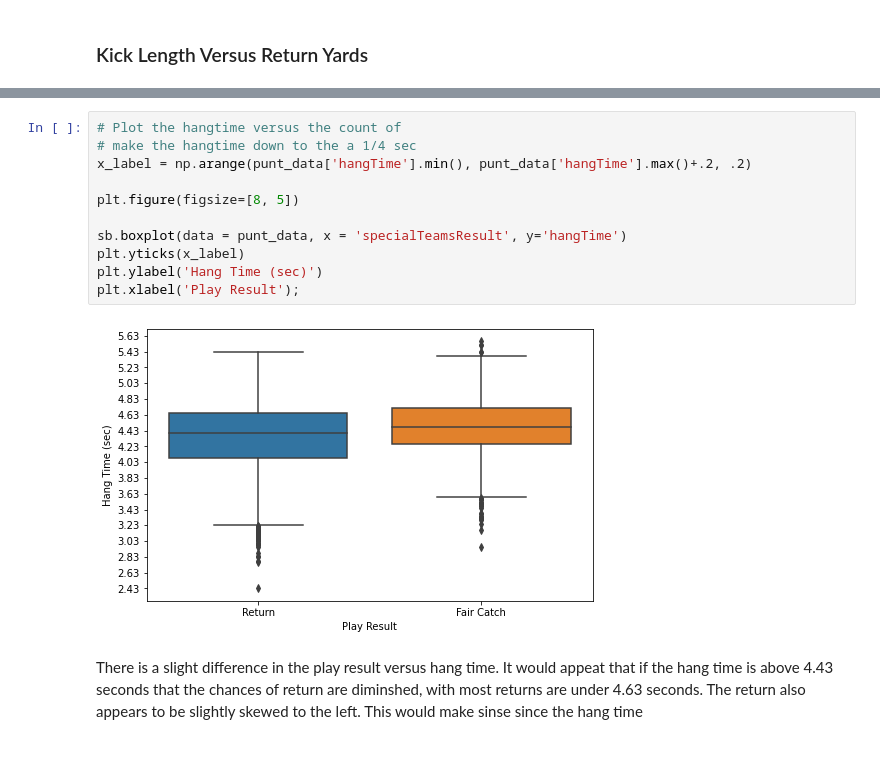
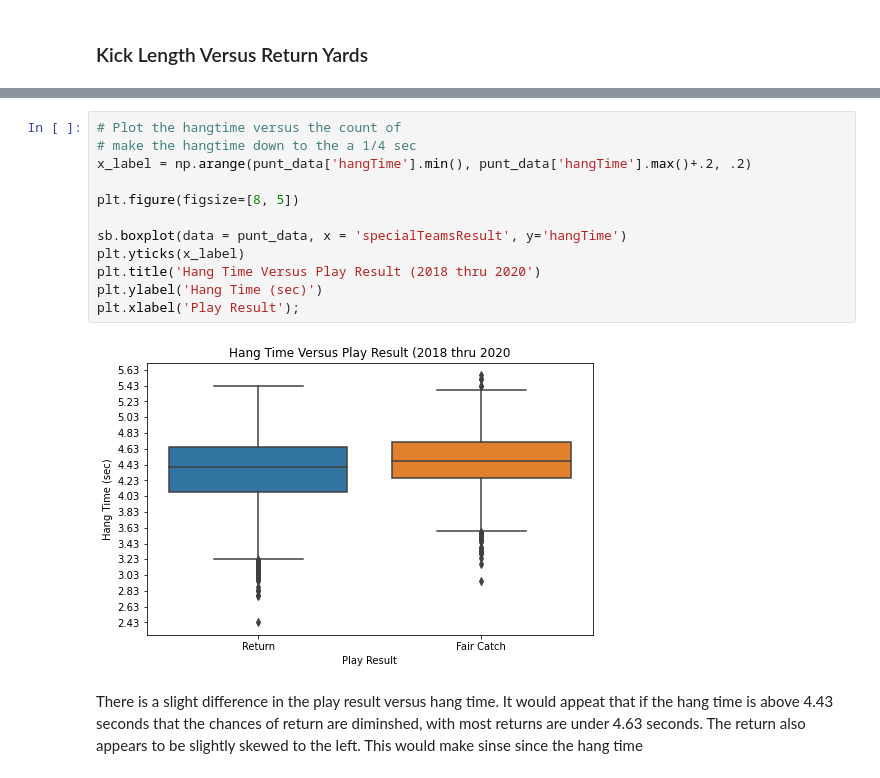
Before and after one commit to dkrejcarek/punt_analysis, a Jupyter notebook: Part_I_exploration_template.ipynb, the cells around one changed output, grey strips where cells are left out. Cells and saved outputs as stored; diff of their text form.

```diff
--- a/Part_I_exploration_template.ipynb
+++ b/Part_I_exploration_template.ipynb
@@ -605,16 +614,17 @@ The first step is that I will need to add on the pff data
 # %%
 # Plot the hangtime versus the count of
 # make the hangtime down to the a 1/4 sec
 x_label = np.arange(punt_data['hangTime'].min(), punt_data['hangTime'].max()+.2, .2)
 
 plt.figure(figsize=[8, 5])
 
 sb.boxplot(data = punt_data, x = 'specialTeamsResult', y='hangTime')
 plt.yticks(x_label)
+plt.title('Hang Time Versus Play Result (2018 thru 2020')
 plt.ylabel('Hang Time (sec)')
 plt.xlabel('Play Result');
 # %% [output]
-[figure, old version]
+[figure, new version]
 # %% [markdown]
 There is a slight difference in the play result versus hang time.  It would appeat that if the hang time is above 4.43 seconds that the chances of return are diminshed, with most returns are under 4.63 seconds.  The return also appears to be slightly skewed to the left.  This would make sinse since the hang time
 # %%
```
Also changed, not shown: parts of 16 cells of this notebook.
